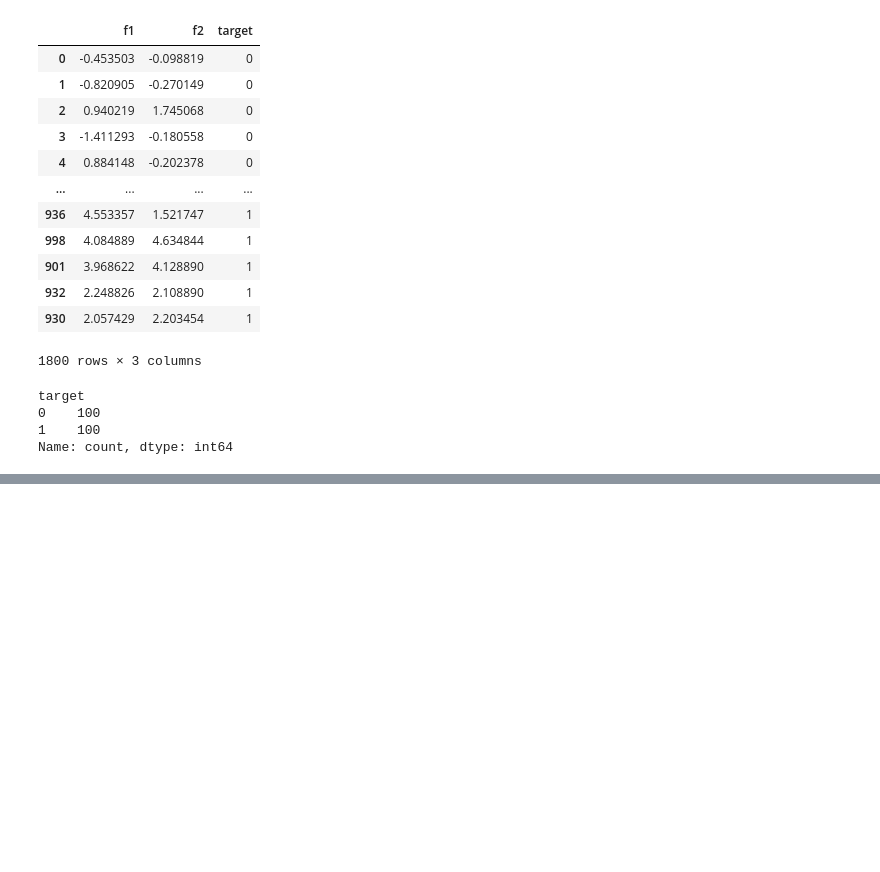
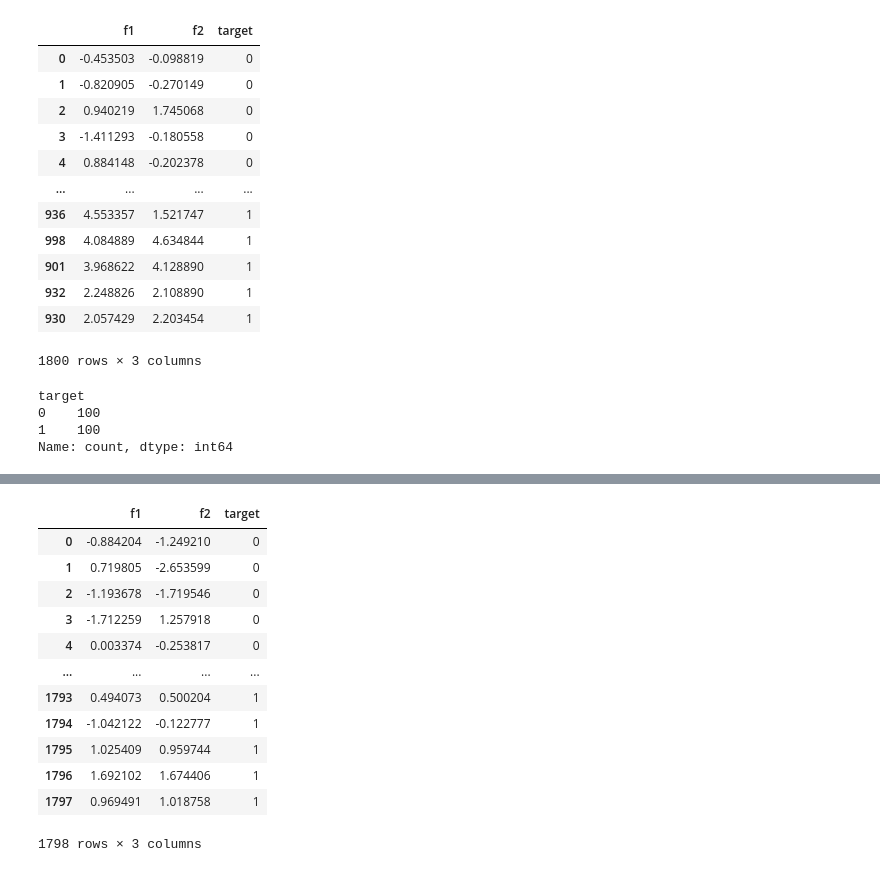
Before and after one commit to Piyush6678/pwDataScience, a Jupyter notebook: class/ml/imbalanced_datasets.ipynb, the cells around one changed output, grey strips where cells are left out. Saved outputs shown, nothing was run; the diff lists cells and outputs as text; code cells hidden in the pictures; blank space fills up the shorter version.

```diff
--- a/class/ml/imbalanced_datasets.ipynb
+++ b/class/ml/imbalanced_datasets.ipynb
@@ -127,0 +157,16 @@ make_calssification(n_samples=100,n_reductand=0,n_features=2,n_clusters_per_cals
+# %%
+smote_df
+# %% [output]
+|  | f1 | f2 | target |
+| 0 | -0.884204 | -1.249210 | 0 |
+| 1 | 0.719805 | -2.653599 | 0 |
+| 2 | -1.193678 | -1.719546 | 0 |
+| 3 | -1.712259 | 1.257918 | 0 |
+| 4 | 0.003374 | -0.253817 | 0 |
+| ... | ... | ... | ... |
+| 1793 | 0.494073 | 0.500204 | 1 |
+| 1794 | -1.042122 | -0.122777 | 1 |
+| 1795 | 1.025409 | 0.959744 | 1 |
+| 1796 | 1.692102 | 1.674406 | 1 |
+| 1797 | 0.969491 | 1.018758 | 1 |
+1798 rows × 3 columns
```
Also changed, not shown: parts of 9 cells of this notebook.
